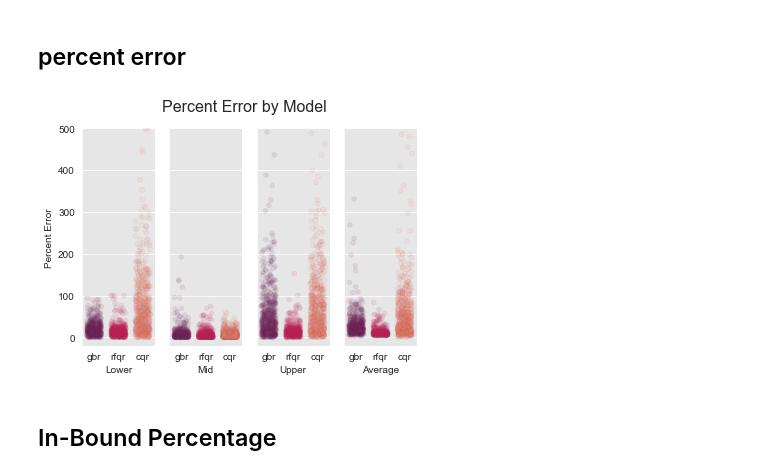
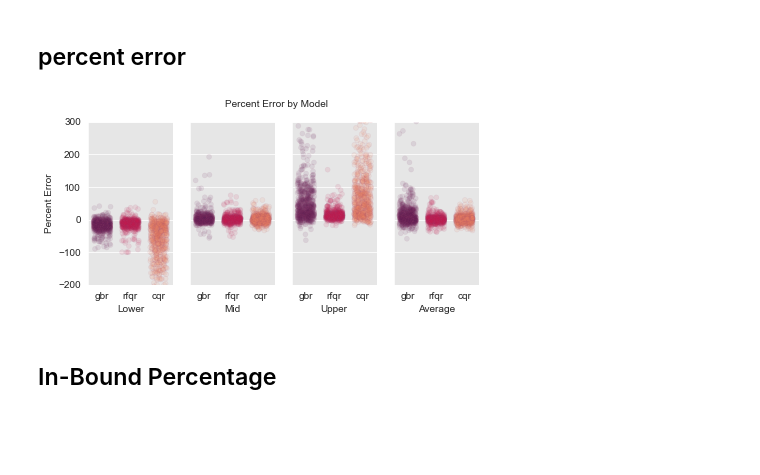
Before and after one commit to madelinekinnaird/washington-post-election-night-model, a Jupyter notebook: Modeling.ipynb, the cells around one changed output. Drawn from its saved outputs; the diff is of its cells as text; code cells hidden in the pictures; blank space fills up the shorter version.

```diff
--- a/Modeling.ipynb
+++ b/Modeling.ipynb
@@ -86,9 +88,9 @@ def calculate_error(df):
 
     """
     ## calculate raw residuals between upper, midpoint, and lower intervals
-    df['absolute_error_lower'] = (df['lower'] - df['total_votes_2020']).abs()
-    df['absolute_error_upper'] = (df['upper'] - df['total_votes_2020']).abs()
-    df['absolute_error_mid'] = (df['mid'] - df['total_votes_2020']).abs()
+    df['absolute_error_lower'] = (df['lower'] - df['total_votes_2020'])#.abs()
+    df['absolute_error_upper'] = (df['upper'] - df['total_votes_2020'])#.abs()
+    df['absolute_error_mid'] = (df['mid'] - df['total_votes_2020'])#.abs()
 
     ## calculate the average raw residuals
     df['absolute_error_average'] = (df['absolute_error_lower'] + df['absolute_error_upper'] + df['absolute_error_mid']) / 3
@@ -100,7 +102,7 @@ def calculate_error(df):
     df['percent_error_lower'] = (df['absolute_error_lower']/df['total_votes_2020'])*100
     df['percent_error_mid'] = (df['absolute_error_mid']/df['total_votes_2020'])*100
     df['percent_error_upper'] = (df['absolute_error_upper']/df['total_votes_2020'])*100
-    df['percent_error_average'] = (df['absolute_error_average']/df['total_votes_2020'])*100
+    df['percent_error_avg'] = (df['absolute_error_average']/df['total_votes_2020'])*100
 
 
     ## ratio on how big an interval was guessed, normalized by magnitude of county votes
@@ -166,13 +241,17 @@ def plot_interval_trends(df):
 ##### Evaluate how close the guesses are
 # %%
 ######### add lines to display evaluation
-sns.set_style("darkgrid", {"axes.facecolor": ".9"})
+#sns.set_style("darkgrid", {"axes.facecolor": ".9"})
+sns.set_style("white")
 
+fig, ax = plt.subplots(figsize=(7,5))
 sns.regplot(x='total_votes_2016', y='total_votes_2020', data=df, color = "#a54f7e").set_title('OLS with Prediction Interval for 2020 Election')
 plt.xlim(10000, 20000)
 plt.ylim(10000, 20000)
-fig.suptitle('Figure 4: Age Groups vs. Voting in 2020', fontsize=12, y=1.01)
-fig.suptitle
+#fig.suptitle('Figure 4: Age Groups vs. Voting in 2020', fontsize=12, y=1.01)
+#fig.suptitle
 plt.xlabel("Total Votes (2016)")
 plt.ylabel("Total Votes (2020)")
+
+fig.savefig("../washington-post-election-night-model/figures/example.png", dpi = 300,  bbox_inches="tight")
 # %% [output]
@@ -305,9 +370,11 @@ ols = dict(a = ols.params['Intercept'],
 # %%
 x = np.arange(df.total_votes_2016.min(), df.total_votes_2016.max(), 50)
 
+sns.set_style("white")
+
 get_y = lambda a, b: a + b * x
 
-fig, ax = plt.subplots(figsize=(8, 6))
+fig, ax = plt.subplots(figsize=(6, 2))
 
 for i in range(models.shape[0]):
     y = get_y(models.a[i], models.b[i])
@@ -317,9 +384,13 @@ y = get_y(ols['a'], ols['b'])
 
 ax.plot(x, y, color='#a54f7e', label='OLS')
 ax.scatter(df.total_votes_2016, df.total_votes_2020, alpha=.1, color = '#a54f7e')
+plt.xlim(10000, 20000)
 ax.set_xlim((0, 1000000))
 ax.set_ylim((0, 1500000))
 legend = ax.legend()
-ax.set_xlabel('2016 Votes', fontsize=16)
-ax.set_ylabel('2020 Votes', fontsize=16);
+ax.set_xlabel('2016 Votes', fontsize=14)
+ax.set_ylabel('2020 Votes', fontsize=14)
+ax.set_title('Example: Prediction Intervals', fontsize=14)
+
+fig.savefig("../washington-post-election-night-model/figures/prediction_interval_ex.png", dpi = 300,  bbox_inches="tight")
 # %% [output]
@@ -451,7 +531,7 @@ plot_interval_trends(cqrPredictions)
 ##### with nornalization
 # %%
 ##train and calibrate
-underlying_model = RegressorAdapter(DecisionTreeRegressor(min_samples_leaf=5))
+underlying_model = RegressorAdapter(RandomForestQuantileRegressor(random_state=0, min_samples_split=10, n_estimators=1000))
 normalizing_model = RegressorAdapter(KNeighborsRegressor(n_neighbors=1))
 normalizer = RegressorNormalizer(underlying_model, normalizing_model, AbsErrorErrFunc())
 
@@ -504,7 +591,7 @@ predictions = pd.concat(frames)
 # %% [markdown]
 ## percent error
 # %%
-fig, (ax1, ax2, ax3, ax4) = plt.subplots(ncols=4, sharey=True)
+fig, (ax1, ax2, ax3, ax4) = plt.subplots(ncols=4, sharey=True, figsize = (7,3))
 #sns.regplot(x=idx, y=df['x'], ax=ax1)
 #sns.regplot(x=idx, y=df['y'], ax=ax2)
 
@@ -537,37 +624,37 @@ sns.stripplot(x="model", y="percent_error_upper",
                    palette="rocket",
                    ax= ax3)
 
 
 
-sns.stripplot(x="model", y="percent_error_average",
+sns.stripplot(x="model", y="percent_error_avg",
                    data=predictions, jitter=0.3,
                    alpha = 0.1,
                    color = '#a54f7e',
                    linewidth=0.5,
                    edgecolor = '#a54f7e',
                    palette="rocket",
                    ax= ax4)
 
 ## remove y labels
 ax1.set_ylabel("Percent Error")
 ax2.set_ylabel(None)
 ax3.set_ylabel(None)
 ax4.set_ylabel(None)
 
 ## remove x
 ax1.set_xlabel("Lower")
 ax2.set_xlabel("Mid")
 ax3.set_xlabel("Upper")
 ax4.set_xlabel("Average")
 
 
-ax1.set_ylim(-20, 500)
+ax1.set_ylim(-200, 300)
 #plt.title('Lower')
-plt.suptitle('Percent Error by Model', fontsize = 16)
+plt.suptitle('Percent Error by Model', fontsize = 10)
 
 
-fig.savefig("../washington-post-election-night-model/figures/comparison_percent.png", dpi = 300)
+fig.savefig("../washington-post-election-night-model/figures/comparison_percent.png", dpi = 300,  bbox_inches="tight")
 # %% [output]
-[figure, old version]
+[figure, new version]
 # %% [markdown]
 ## In-Bound Percentage
```
Also changed, not shown: parts of 40 cells of this notebook.
